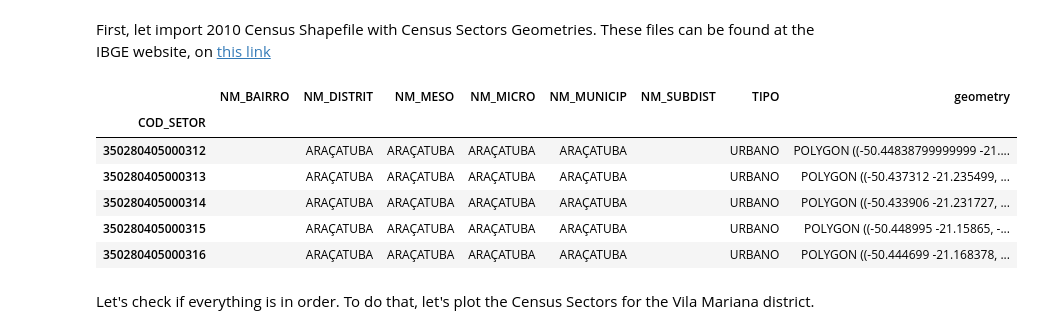
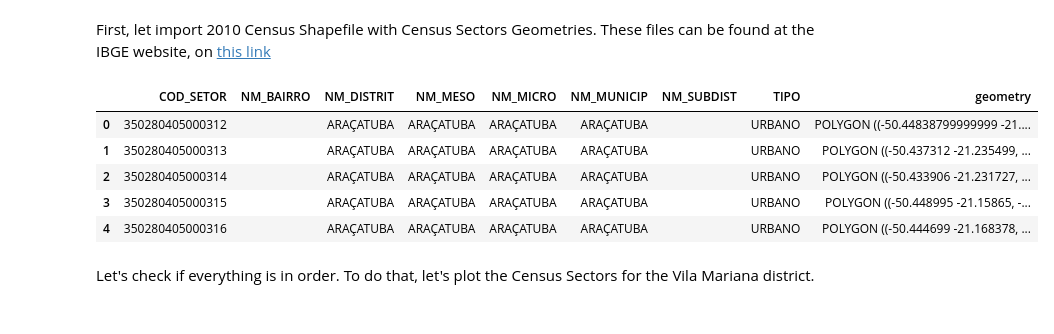
Before and after one commit to hemagso/mapping, a Jupyter notebook: generate_census.ipynb, the cells around one changed output. Saved outputs shown, nothing was run; the diff lists cells and outputs as text; code cells hidden in the pictures.

```diff
--- a/generate_census.ipynb
+++ b/generate_census.ipynb
@@ -16,36 +16,34 @@ First, let import 2010 Census Shapefile with Census Sectors Geometries. These fi
 # %%
 df_sectors = gpd.read_file("./data/setor_censitario/35SEE250GC_SIR.shp")
 df_sectors.drop([
     "CD_GEOCODB",
     "CD_GEOCODD",
     "CD_GEOCODM",
     "CD_GEOCODS",
     "ID"
 ], 1, inplace=True)
 
 #Renaming columns
 df_sectors.columns = [
     'COD_SETOR',
     'NM_BAIRRO',
     'NM_DISTRIT',
     'NM_MESO',
     'NM_MICRO',
     'NM_MUNICIP',
     'NM_SUBDIST',
     'TIPO',
     'geometry'
 ]
 df_sectors["COD_SETOR"] = pd.to_numeric(df_sectors["COD_SETOR"])
-df_sectors.set_index("COD_SETOR", inplace=True)
 df_sectors.head()
 # %% [output]
-|  | NM_BAIRRO | NM_DISTRIT | NM_MESO | NM_MICRO | NM_MUNICIP | NM_SUBDIST | TIPO | geometry |
-| COD_SETOR |  |  |  |  |  |  |  |  |
-| 350280405000312 |  | ARAÇATUBA | ARAÇATUBA | ARAÇATUBA | ARAÇATUBA |  | URBANO | POLYGON ((-50.44838799999999 -21.... |
-| 350280405000313 |  | ARAÇATUBA | ARAÇATUBA | ARAÇATUBA | ARAÇATUBA |  | URBANO | POLYGON ((-50.437312 -21.235499, ... |
-| 350280405000314 |  | ARAÇATUBA | ARAÇATUBA | ARAÇATUBA | ARAÇATUBA |  | URBANO | POLYGON ((-50.433906 -21.231727, ... |
-| 350280405000315 |  | ARAÇATUBA | ARAÇATUBA | ARAÇATUBA | ARAÇATUBA |  | URBANO | POLYGON ((-50.448995 -21.15865, -... |
-| 350280405000316 |  | ARAÇATUBA | ARAÇATUBA | ARAÇATUBA | ARAÇATUBA |  | URBANO | POLYGON ((-50.444699 -21.168378, ... |
+|  | COD_SETOR | NM_BAIRRO | NM_DISTRIT | NM_MESO | NM_MICRO | NM_MUNICIP | NM_SUBDIST | TIPO | geometry |
+| 0 | 350280405000312 |  | ARAÇATUBA | ARAÇATUBA | ARAÇATUBA | ARAÇATUBA |  | URBANO | POLYGON ((-50.44838799999999 -21.... |
+| 1 | 350280405000313 |  | ARAÇATUBA | ARAÇATUBA | ARAÇATUBA | ARAÇATUBA |  | URBANO | POLYGON ((-50.437312 -21.235499, ... |
+| 2 | 350280405000314 |  | ARAÇATUBA | ARAÇATUBA | ARAÇATUBA | ARAÇATUBA |  | URBANO | POLYGON ((-50.433906 -21.231727, ... |
+| 3 | 350280405000315 |  | ARAÇATUBA | ARAÇATUBA | ARAÇATUBA | ARAÇATUBA |  | URBANO | POLYGON ((-50.448995 -21.15865, -... |
+| 4 | 350280405000316 |  | ARAÇATUBA | ARAÇATUBA | ARAÇATUBA | ARAÇATUBA |  | URBANO | POLYGON ((-50.444699 -21.168378, ... |
 # %% [markdown]
 Let's check if everything is in order. To do that, let's plot the Census Sectors for the Vila Mariana district.
 # %%
```
Also changed, not shown: parts of 7 cells of this notebook, 1 other file.
